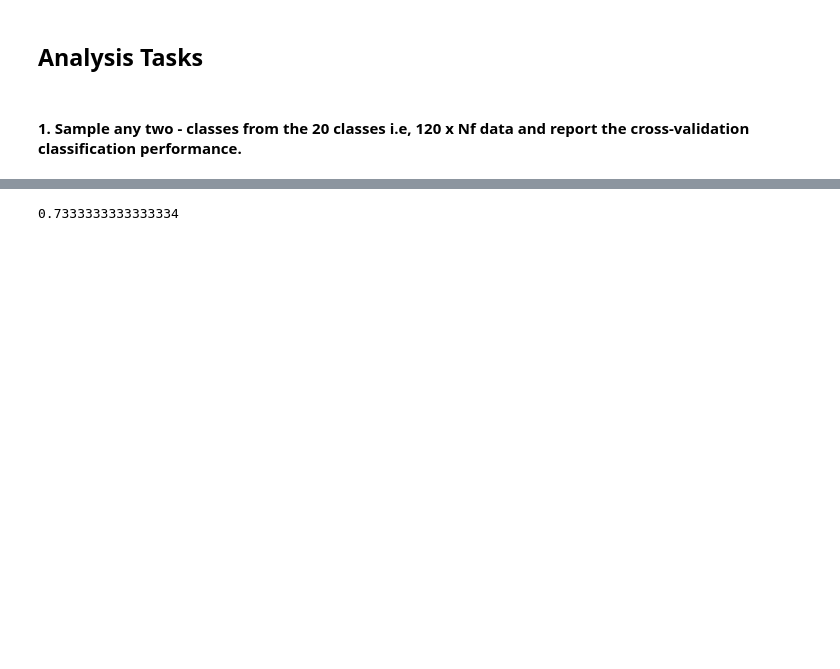
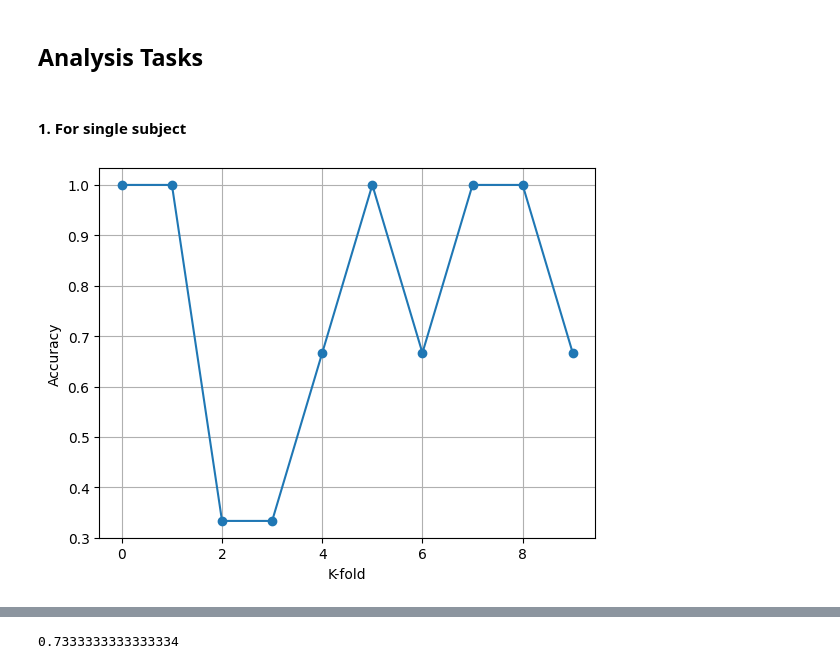
Before and after one commit to VaibhavdLights/PhysicalActionClassification, a Jupyter notebook: main.ipynb, the cells around one changed output, grey strips where cells are left out. Drawn from its saved outputs; the diff is of its cells as text; code cells hidden in the pictures; blank space fills up the shorter version.

```diff
--- a/main.ipynb
+++ b/main.ipynb
@@ -382,8 +393,8 @@ x = np.array(x)
 y = np.array(y)
 # %% [markdown]
 ## Analysis Tasks
-# %% [markdown]
-#### 1. Sample any two - classes from the 20 classes i.e, 120 x Nf data and report the cross-validation classification performance.
+# %% [markdown]
+#### 1. For single subject
 # %%
 from sklearn.model_selection import KFold
 from sklearn.neighbors import KNeighborsClassifier
@@ -404,3 +415,11 @@ for i, (train_index, test_index) in enumerate(kf.split(x)):
     pred_vals = knn.predict(X_test)
     acc = accuracy_score(pred_vals, y_test)
     acc_score.append(acc)
+# %%
+plt.plot(range(10), acc_score, marker='o', linestyle='-')
+plt.grid(True)
+plt.xlabel('K-fold')
+plt.ylabel('Accuracy')
+plt.show()
+# %% [output]
+[figure, added]
```
Also changed, not shown: parts of 11 cells of this notebook.
